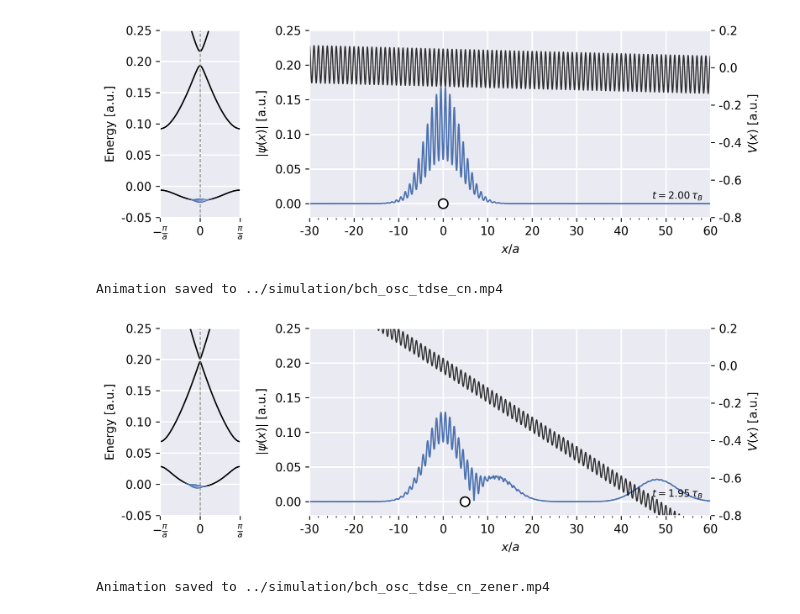
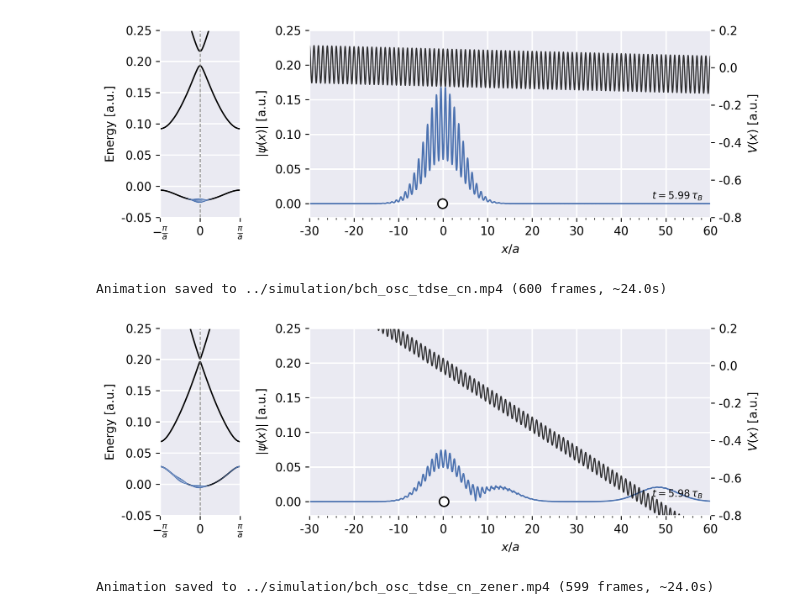
Before and after one commit to hataehyeok/TDSE-solver, a Jupyter notebook: src/tdse_bloch_cn.ipynb, the cells around one changed output. Saved outputs shown, nothing was run; the diff lists cells and outputs as text; code cells hidden in the pictures.

```diff
--- a/src/tdse_bloch_cn.ipynb
+++ b/src/tdse_bloch_cn.ipynb
@@ -38,27 +38,26 @@ Enk = np.asarray(Enk)
 phi_nk = np.asarray(phi_nk) # shape: (Nk, Nx)
 
 # 4. 시간 발전 (Time Propagation) 실행
-NSW = 2 * int(Tbloch / dt)
-# 필요에 따라 SplitStepFourier 또는 CrankNicolson 사용
+NSW = 6 * int(Tbloch / dt)  # Simulate it until 6 * tau_B
 PSI0 = CrankNicolson(bloch_wp, Vx, x, dt, NSW, False)
 
-# 5. 결과 시각화 함수 호출 (한 줄로 끝!)
-sim_params = {'a': a, 'dt': dt, 'Tbloch': Tbloch, 'n0': 0, 'nbnds': nbnds}
-
+# 5. 결과 시각화 함수 호출
 create_bloch_animation(
     PSI0, Enk, phi_nk, Vx, x, k_1d_bz,
-    params=sim_params,
-    filename='../simulation/bch_osc_tdse_cn.mp4'
+    params={'a': a, 'dt': dt, 'Tbloch': Tbloch, 'n0': 0, 'nbnds': nbnds},
+    filename='../simulation/bch_osc_tdse_cn.mp4',
+    frame_skip=100,
+    fps=25
 )
 # %% [output]
 [figure]
-Animation saved to ../simulation/bch_osc_tdse_cn.mp4
+Animation saved to ../simulation/bch_osc_tdse_cn.mp4 (600 frames, ~24.0s)
 # %%
 # 1. 파라미터 및 시스템 설정
 a, v0 = 10, 0.02
 b = 2 * np.pi / a
 qE = 2 * np.pi / 4000  # 예시 값 (필요에 따라 수정)
-dt = 1
+dt = 0.1
 Tbloch = 2 * np.pi / (qE * a)
 ngx, nbnds = 20, 5
 
@@ -66,41 +65,45 @@ ngx, nbnds = 20, 5
 k0_center, sigma_k = 0, 0.04
 kwp, fk = get_bloch_wavepacket_gaussian_envelop(k0_center, sigma_k=sigma_k, nk=100, Nsigma=10)
 
-Nc, Nx = 150, 3999
+# Nc, Nx = 150, 3999
+Nc, Nx = 150, 7999  # 그리드 포인트 증가
 L = Nc * a
-x = np.linspace(-0.4*L, 0.6*L, Nx)
+# x = np.linspace(-0.4*L, 0.6*L, Nx)
+x = np.linspace(-0.4*L, 2.0*L, Nx)  # x/a: -60 ~ 300
 bloch_wp = construct_blochwp_cosx_pot(x, kwp, fk, a=a, v0=v0, nbnds=nbnds, ngx=ngx)
 
 Vx = 2 * v0 * np.cos(b*x) - qE*x
 
 # 3. 밴드 구조 및 기저 계산
 k_1d_bz = np.linspace(-0.5, 0.5, 100)
 Gx = np.arange(ngx, dtype=int)
 Gx[ngx // 2 + 1:] -= ngx
 
 Enk, phi_nk = [], []
 for k in k_1d_bz:
     e, c = epsilon_nk_cosx_pot(k, a=a, v0=v0, ngx=ngx, nbnds=nbnds, Ngmax=1)
     Enk.append(e)
     # 바닥 상태(n0=0) 기저 함수 저장
     phi_nk.append(np.sum(c[0][:,None] * np.exp(1j*b*(Gx+k)[:,None] * x[None,:]), axis=0))
 
 Enk = np.asarray(Enk)
 phi_nk = np.asarray(phi_nk) # shape: (Nk, Nx)
 
 # 4. 시간 발전 (Time Propagation) 실행
-NSW = 2 * int(Tbloch / dt)
+NSW = 6 * int(Tbloch / dt)  # 6 * tau_B까지 시뮬레이션
 # 필요에 따라 SplitStepFourier 또는 CrankNicolson 사용
-PSI0 = SplitStepFourier(bloch_wp, Vx, x, dt, NSW, False)
+PSI0 = CrankNicolson(bloch_wp, Vx, x, dt, NSW, False)
 
-# 5. 결과 시각화 함수 호출 (한 줄로 끝!)
+# 5. 결과 시각화 함수 호출
 sim_params = {'a': a, 'dt': dt, 'Tbloch': Tbloch, 'n0': 0, 'nbnds': nbnds}
 
 create_bloch_animation(
     PSI0, Enk, phi_nk, Vx, x, k_1d_bz,
     params=sim_params,
-    filename='../simulation/bch_osc_tdse_cn_zener.mp4'
+    filename='../simulation/bch_osc_tdse_cn_zener.mp4',
+    frame_skip=40,  # 2400/10 = 240 프레임 → ~10초 영상
+    fps=25
 )
 # %% [output]
-[figure, old version]
+[figure, new version]
-Animation saved to ../simulation/bch_osc_tdse_cn_zener.mp4
+Animation saved to ../simulation/bch_osc_tdse_cn_zener.mp4 (599 frames, ~24.0s)
```
Also changed, not shown: 5 other files.
